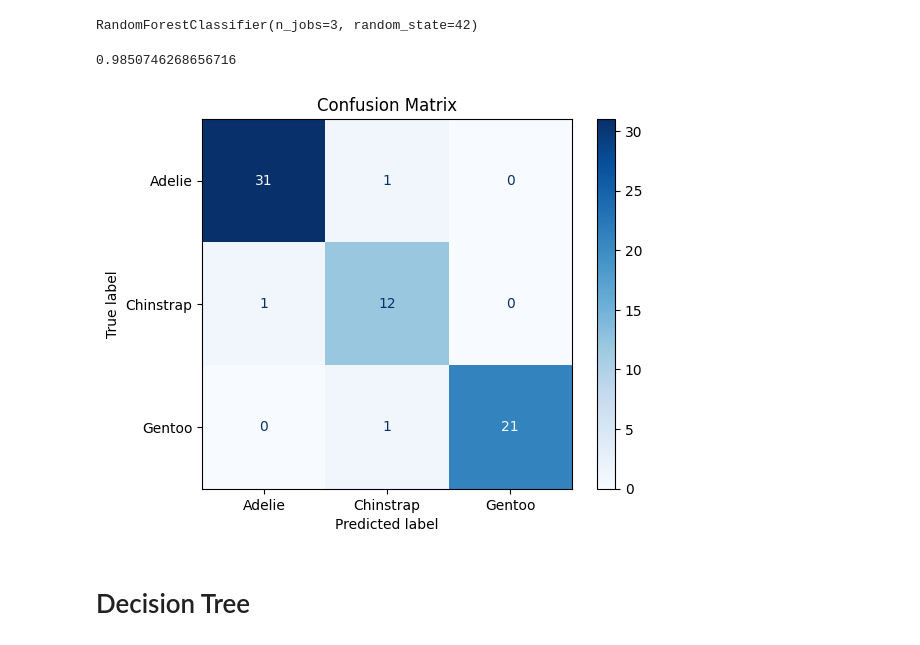
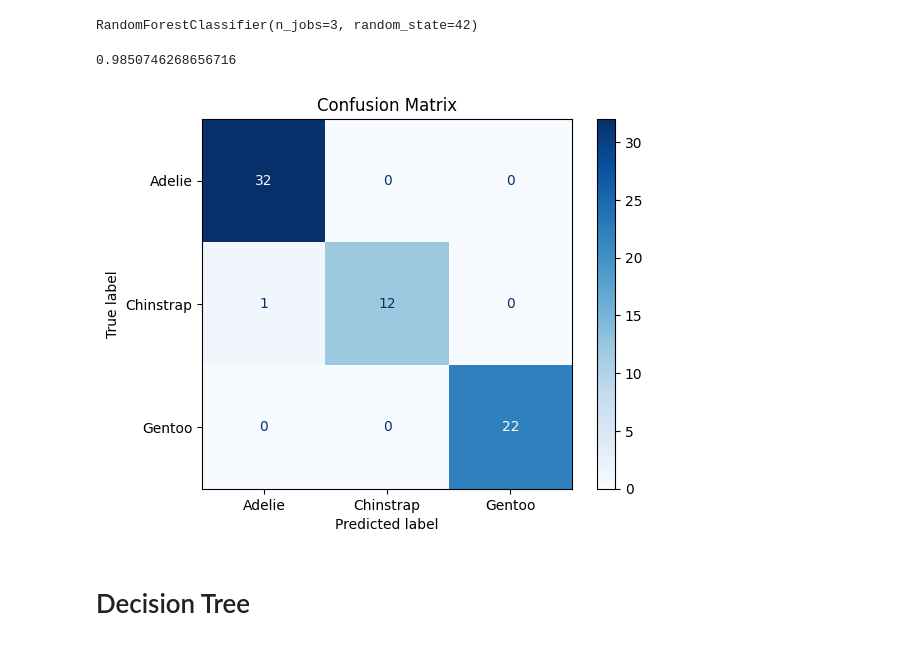
Before and after one commit to juliagolemo/Python, a Jupyter notebook: machine_learning/ml.ipynb, the cells around one changed output. Drawn from its saved outputs; the diff is of its cells as text; code cells hidden in the pictures.

```diff
--- a/machine_learning/ml.ipynb
+++ b/machine_learning/ml.ipynb
@@ -259,4 +281,0 @@ predictions = rf_classifier.predict(X_test)
-# %%
-accuracy_score(predictions, y_test)
-# %% [output]
-0.9850746268656716
@@ -263,13 +285,20 @@ accuracy_score(predictions, y_test)
+# %%
+# Przewiduje dokladnosc modelu Random Forest.
+accuracy_score(predictions, y_test)
+# %% [output]
+0.9850746268656716
 # %%
 # Generate the confusion matrix
-cm = confusion_matrix(y_test, y_pred)
+# confusion_matrix(y_test, predictions): Tworzy macierz konfuzji,( narzędzie stosowane w ocenie jakości modeli ) która podsumowuje wyniki klasyfikacji modelu.
+cm = confusion_matrix(y_test, predictions)
 
 # Visualize the confusion matrix
+# ConfusionMatrixDisplay - Obiekt służący do graficznej prezentacji macierzy konfuzji.
 disp = ConfusionMatrixDisplay(confusion_matrix=cm, display_labels=np.unique(y_train))
 disp.plot(cmap='Blues', values_format='d')
 plt.title("Confusion Matrix")
 plt.show()
 # %% [output]
-[figure, old version]
+[figure, new version]
 # %% [markdown]
 # Decision Tree
```
Also changed, not shown: parts of 17 cells of this notebook.
